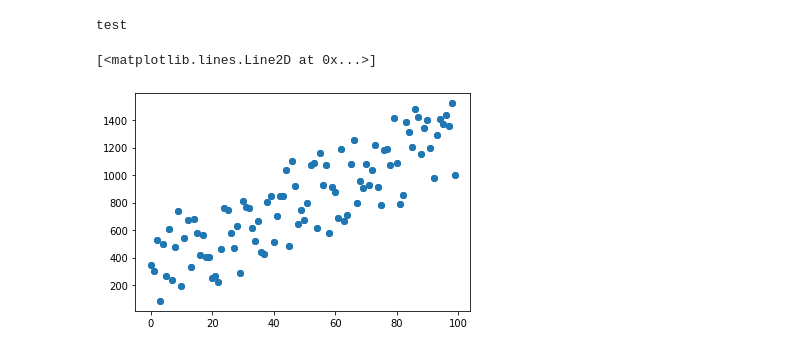
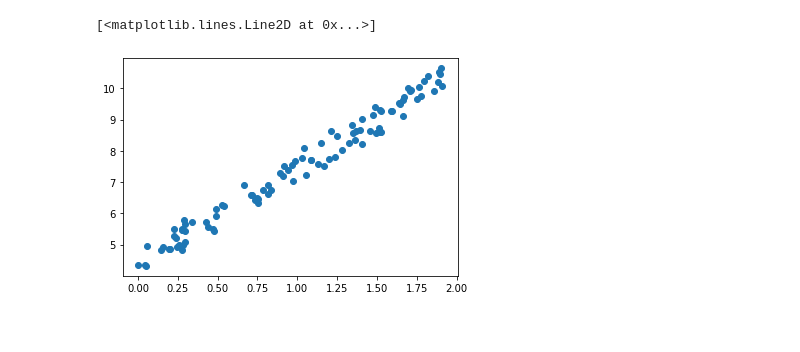
Before and after one commit to landonbr/Algorithms, a Jupyter notebook: gradient_descent.ipynb, the cells around one changed output. Saved outputs shown, nothing was run; the diff lists cells and outputs as text; code cells hidden in the pictures.

```diff
--- a/gradient_descent.ipynb
+++ b/gradient_descent.ipynb
@@ -2,18 +2,21 @@
 # gradient descent implementation
 import numpy as np
 import matplotlib.pyplot as plt
-print('test')
-# %% [output]
-test
 # %%
 # make fake data
+'''
 input_data = np.arange(0.0,100.0)
 true_slope = 9.65
 true_intercept = 5.21
 output_data = true_slope * input_data + true_intercept + 700.0*np.random.rand(len(input_data))
+input_data = input_data.reshape((100,1))
+'''
+
+input_data = 2 * np.random.rand(100,1)
+output_data = 4 + 3*(input_data) + np.random.rand(100,1)
 # %%
-plt.scatter(input_data, output_data)
-plt.plot(output_data, 'o')
+#plt.scatter(input_data, output_data)
+plt.plot(input_data, output_data, 'o')
 # %% [output]
 [<matplotlib.lines.Line2D at 0x...>]
-[figure, old version]
+[figure, new version]
```
Also changed, not shown: parts of 5 cells of this notebook.
